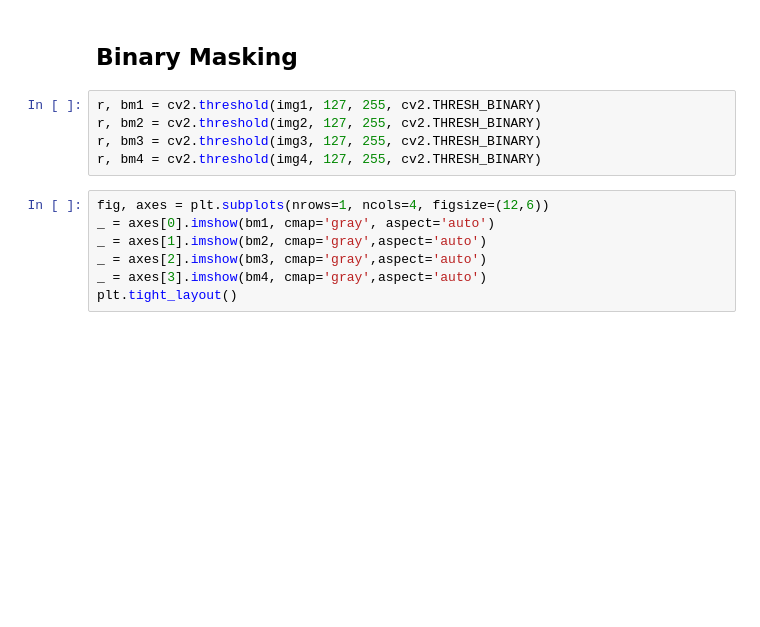
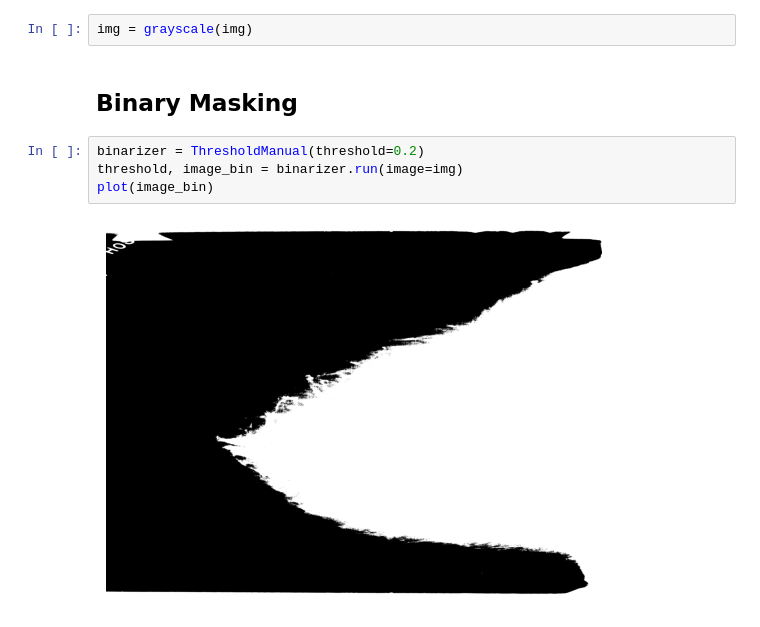
Before and after one commit to john-james-ai/BreastCancerDetection, a Jupyter notebook: notebooks/lab/artifact.ipynb, the cells around one changed output. Cells and saved outputs as stored; diff of their text form; blank space fills up the shorter version.

```diff
--- a/notebooks/lab/artifact.ipynb
+++ b/notebooks/lab/artifact.ipynb
@@ -33,14 +35,10 @@ plt.show()
+# %%
+img = grayscale(img)
 # %% [markdown]
 ## Binary Masking
-# %%
-r, bm1 = cv2.threshold(img1, 127, 255, cv2.THRESH_BINARY)
-r, bm2 = cv2.threshold(img2, 127, 255, cv2.THRESH_BINARY)
-r, bm3 = cv2.threshold(img3, 127, 255, cv2.THRESH_BINARY)
-r, bm4 = cv2.threshold(img4, 127, 255, cv2.THRESH_BINARY)
-# %%
-fig, axes = plt.subplots(nrows=1, ncols=4, figsize=(12,6))
-_ = axes[0].imshow(bm1, cmap='gray', aspect='auto')
-_ = axes[1].imshow(bm2, cmap='gray',aspect='auto')
-_ = axes[2].imshow(bm3, cmap='gray',aspect='auto')
-_ = axes[3].imshow(bm4, cmap='gray',aspect='auto')
-plt.tight_layout()
+# %%
+binarizer = ThresholdManual(threshold=0.2)
+threshold, image_bin = binarizer.run(image=img)
+plot(image_bin)
+# %% [output]
+[figure, added]
```
Also changed, not shown: parts of 14 cells of this notebook, 31 other files.
